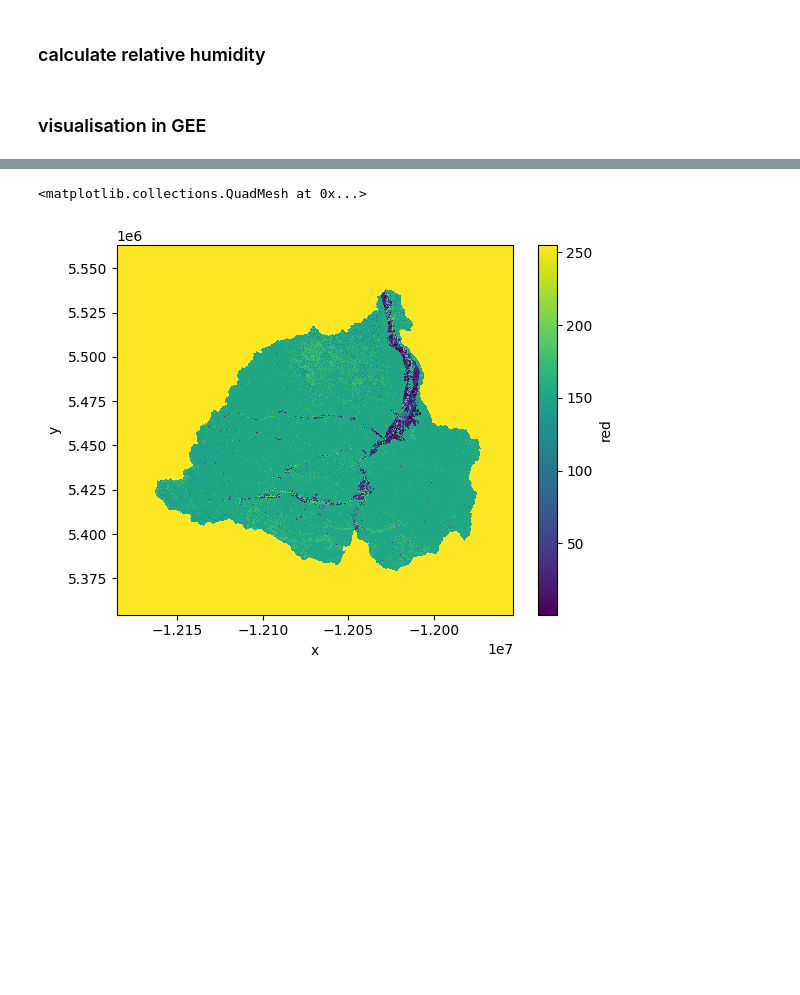
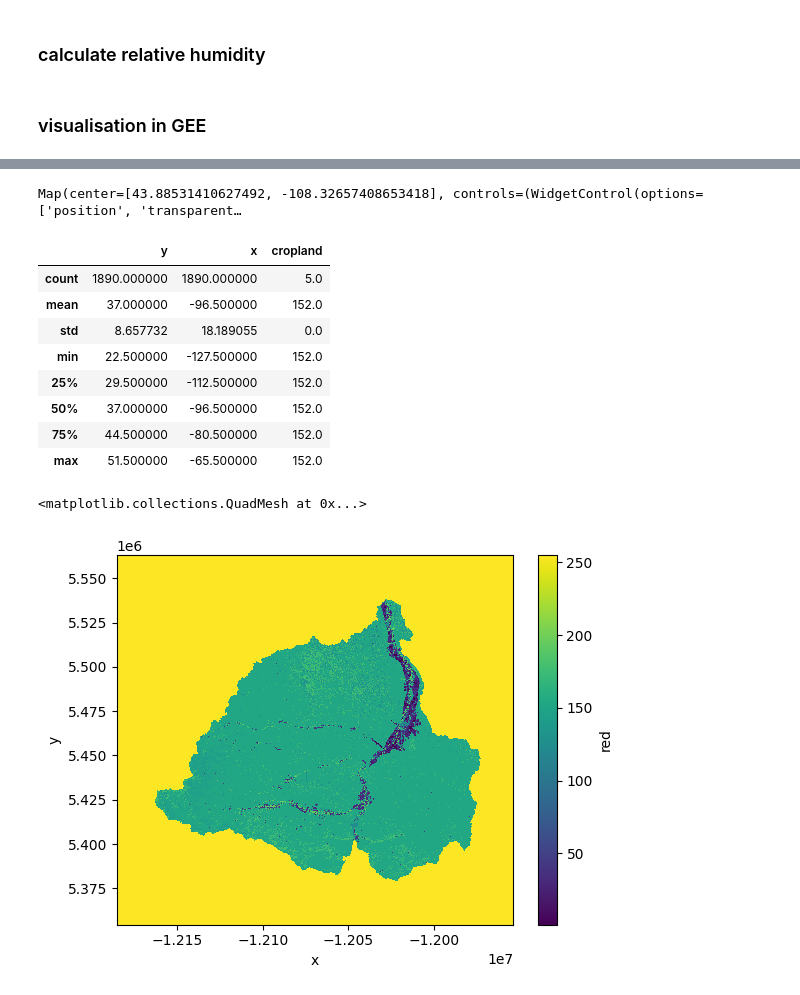
Before and after one commit to mahdi98mnm/WaterBalance, a Jupyter notebook: notebook/ET.ipynb, the cells around one changed output, grey strips where cells are left out. Cells and saved outputs as stored; diff of their text form; code cells hidden in the pictures; blank space fills up the shorter version.

Commit message:
image to xarray for CN

```diff
--- a/notebook/ET.ipynb
+++ b/notebook/ET.ipynb
@@ -381,25 +379,47 @@ rhmin = (100 * ActualVapourPressure.dew(tdew = tmin))/(saturation_vapour_pressur
 # %%
-# import geemap
+import geemap
 
-# Map = geemap.Map()
-# Map.add_basemap('HYBRID')
+Map = geemap.Map()
+Map.add_basemap('HYBRID')
 
-# shape = ee.FeatureCollection('projects/ee-mohammadnejadmehdi77/assets/sample_usa')
-# # shape = ee.Geometry.Rectangle([LON_MAX,LAT_MIN,LON_MIN,LAT_MAX])
-# # LAT_MIN = 43.30
-# # LAT_MAX = 44.60
-# # LON_MIN = -109.40
-# # LON_MAX = -107.40
+shape = ee.FeatureCollection('projects/ee-mohammadnejadmehdi77/assets/sample_usa')
+# shape = ee.Geometry.Rectangle([LON_MAX,LAT_MIN,LON_MIN,LAT_MAX])
+# LAT_MIN = 43.30
+# LAT_MAX = 44.60
+# LON_MIN = -109.40
+# LON_MAX = -107.40
 
-# CDL = ee.ImageCollection("USDA/NASS/CDL")
+CDL = ee.ImageCollection("USDA/NASS/CDL")
 
-# # Crop Mask selection
+# Crop Mask selection
 
-# cropland = CDL.filterDate('2022-01-01','2022-12-30').select('cropland').filterBounds(shape).first().clip(shape)
+cropland = CDL.filterDate('2022-01-01','2022-12-30').select('cropland').filterBounds(shape).first().clip(shape)
 
-# Map.centerObject(shape, 9)
-# Map.addLayer(cropland, {}, 'cropland')
-# Map
+Map.centerObject(shape, 9)
+Map.addLayer(cropland, {}, 'cropland')
+Map
+# %% [output]
+Map(center=[43.88531410627492, -108.32657408653418], controls=(WidgetControl(options=['position', 'transparent…
+# %%
+cropland = cropland.set("system:time_start", ee.Date("2022"))
+arr = cropland.wx.to_xarray()
+arr
+df = arr.cropland.to_series()
+# arr.dry
+df = df.reset_index()
+df.describe()
+# df['dry'].isna().sum()
+# df
+# %% [output]
+|  | y | x | cropland |
+| count | 1890.000000 | 1890.000000 | 5.0 |
+| mean | 37.000000 | -96.500000 | 152.0 |
+| std | 8.657732 | 18.189055 | 0.0 |
+| min | 22.500000 | -127.500000 | 152.0 |
+| 25% | 29.500000 | -112.500000 | 152.0 |
+| 50% | 37.000000 | -96.500000 | 152.0 |
+| 75% | 44.500000 | -80.500000 | 152.0 |
+| max | 51.500000 | -65.500000 | 152.0 |
 # %%
 import xarray as xr
 
```
Also changed, not shown: parts of 3 cells of this notebook, 1 other file.
